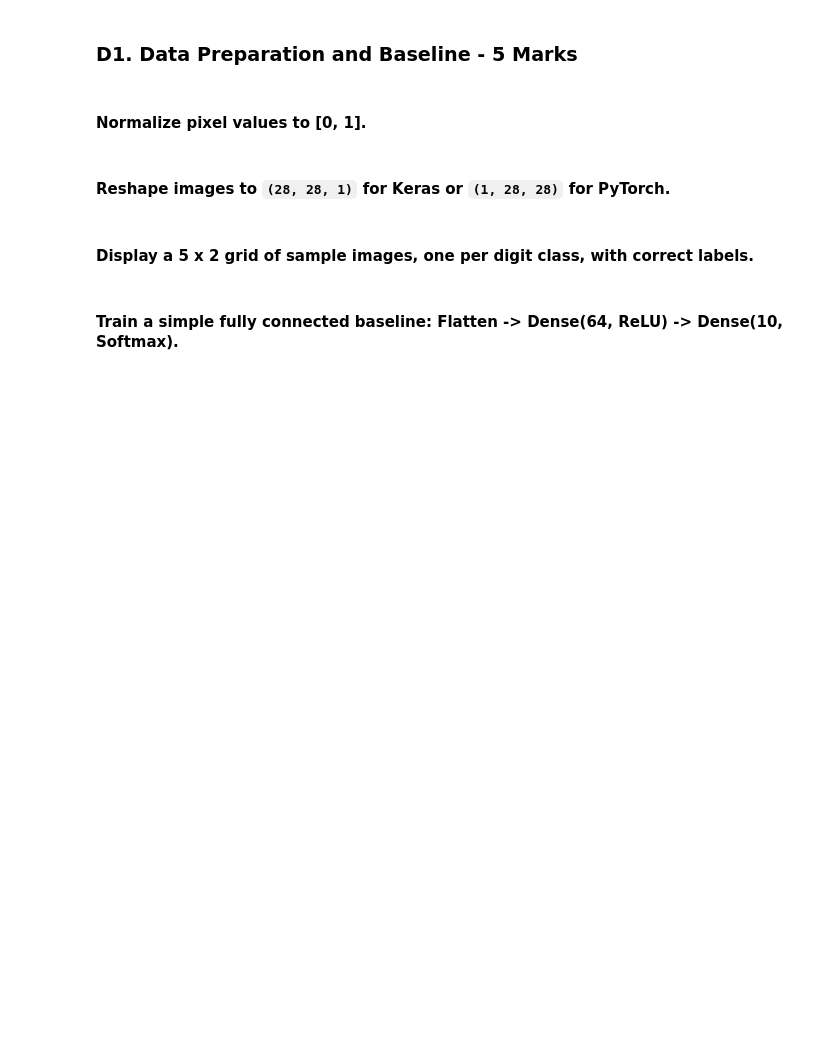
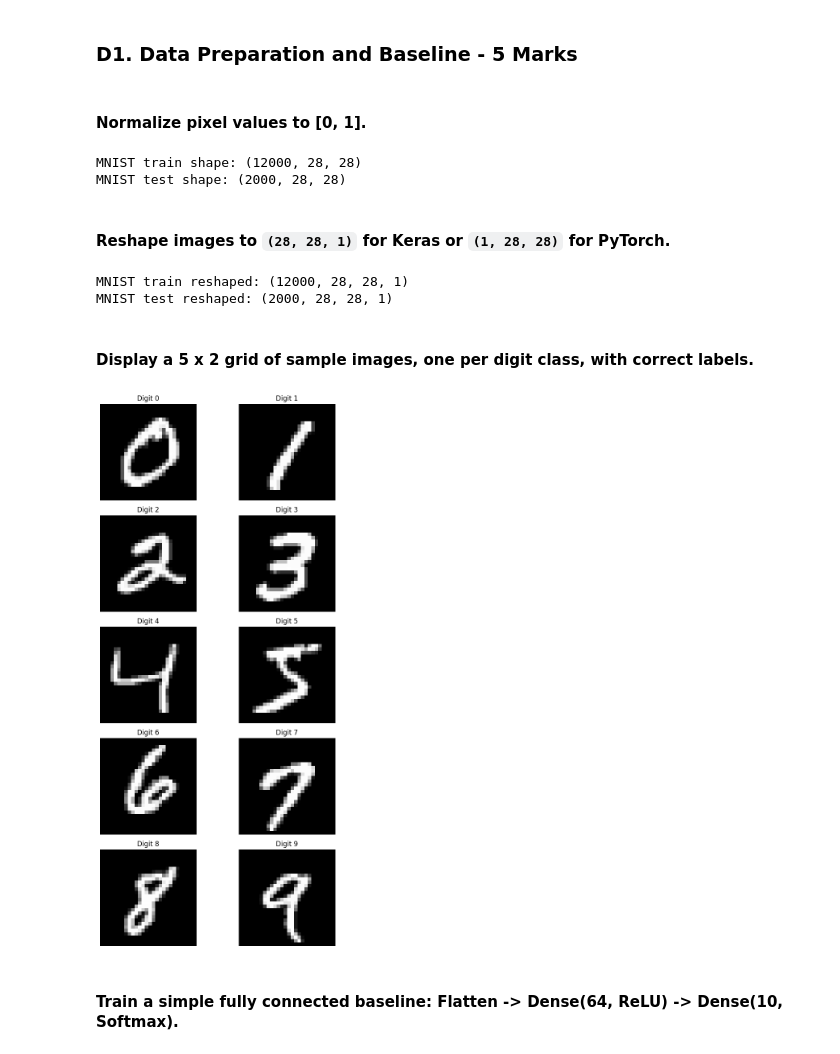
Before and after one commit to fatima-1206/DM-Heart-Disease-Prediction-System, a Jupyter notebook: notebooks/i232616_DM_ASST04.ipynb, the cells around one changed output. Cells and saved outputs as stored; diff of their text form; code cells hidden in the pictures; blank space fills up the shorter version.

```diff
--- a/notebooks/i232616_DM_ASST04.ipynb
+++ b/notebooks/i232616_DM_ASST04.ipynb
@@ -1850,9 +2004,50 @@ Record test F1 and validation-loss curves for each variant, then tabulate the be
 ### D1. Data Preparation and Baseline - 5 Marks
 # %% [markdown]
 #### Normalize pixel values to [0, 1].
+# %%
+# Reload MNIST into dedicated variables so the tabular heart-disease variables remain untouched.
+from tensorflow.keras.datasets import mnist
+
+(mnist_X_train, mnist_y_train), (mnist_X_test, mnist_y_test) = mnist.load_data()
+
+mnist_X_train = mnist_X_train[:12000].astype('float32') / 255.0
+mnist_X_test = mnist_X_test[:2000].astype('float32') / 255.0
+mnist_y_train = mnist_y_train[:12000]
+mnist_y_test = mnist_y_test[:2000]
+
+print('MNIST train shape:', mnist_X_train.shape)
+print('MNIST test shape:', mnist_X_test.shape)
+# %% [output]
+MNIST train shape: (12000, 28, 28)
+MNIST test shape: (2000, 28, 28)
 # %% [markdown]
 #### Reshape images to `(28, 28, 1)` for Keras or `(1, 28, 28)` for PyTorch.
+# %%
+mnist_X_train = mnist_X_train.reshape(-1, 28, 28, 1)
+mnist_X_test = mnist_X_test.reshape(-1, 28, 28, 1)
+
+print('MNIST train reshaped:', mnist_X_train.shape)
+print('MNIST test reshaped:', mnist_X_test.shape)
+# %% [output]
+MNIST train reshaped: (12000, 28, 28, 1)
+MNIST test reshaped: (2000, 28, 28, 1)
 # %% [markdown]
 #### Display a 5 x 2 grid of sample images, one per digit class, with correct labels.
+# %%
+fig, axes = plt.subplots(5, 2, figsize=(8, 14))
+used_digits = set()
+positions = list(zip(range(5), [0, 1, 0, 1, 0]))
+
+for digit in range(10):
+    idx = np.where(mnist_y_train == digit)[0][0]
+    row, col = divmod(digit, 2)
+    axes[row, col].imshow(mnist_X_train[idx].squeeze(), cmap='gray')
+    axes[row, col].set_title(f'Digit {digit}')
+    axes[row, col].axis('off')
+
+plt.tight_layout()
+plt.show()
+# %% [output]
+[figure, added]
 # %% [markdown]
 #### Train a simple fully connected baseline: Flatten -> Dense(64, ReLU) -> Dense(10, Softmax).
```
Also changed, not shown: parts of 7 cells of this notebook.
